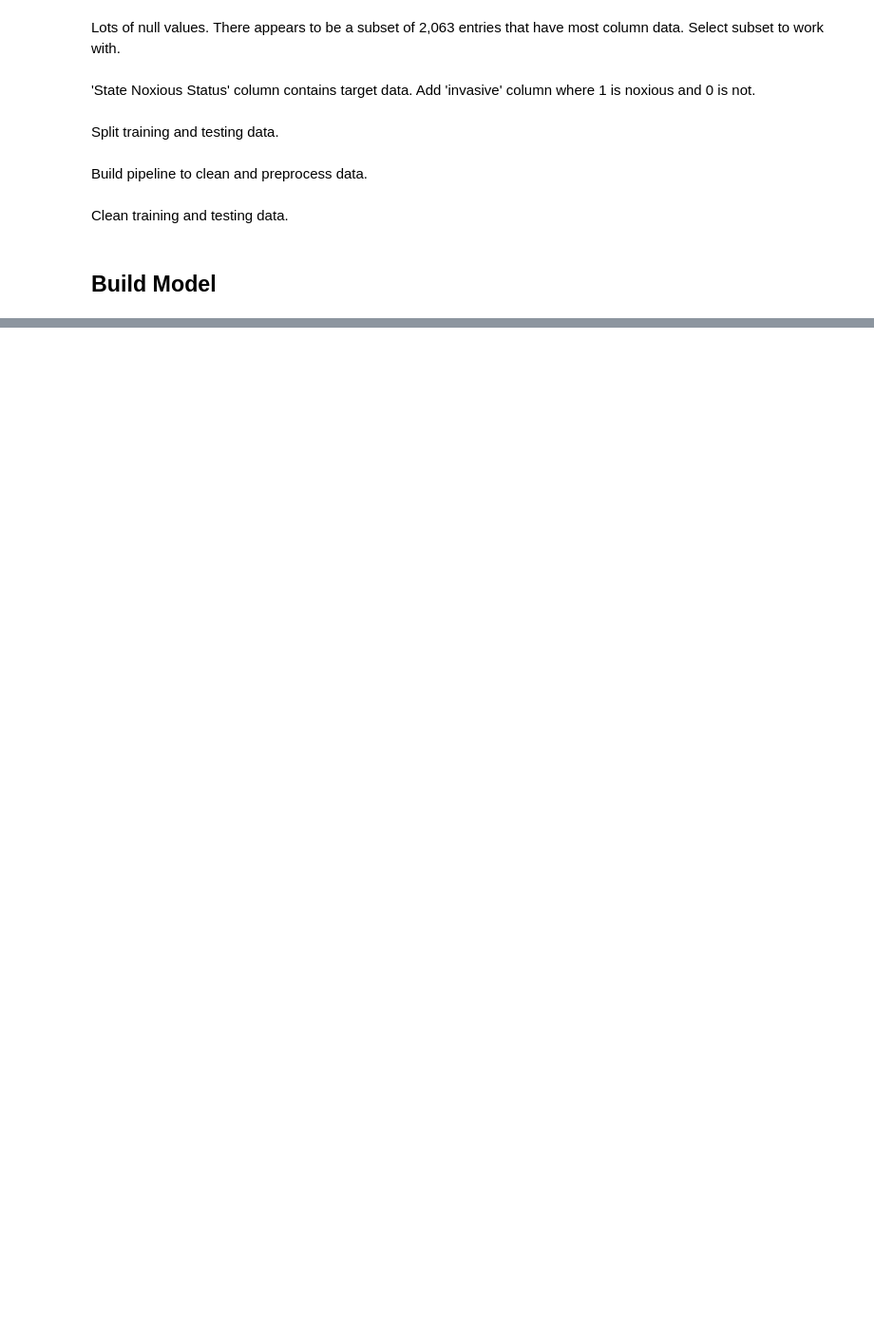
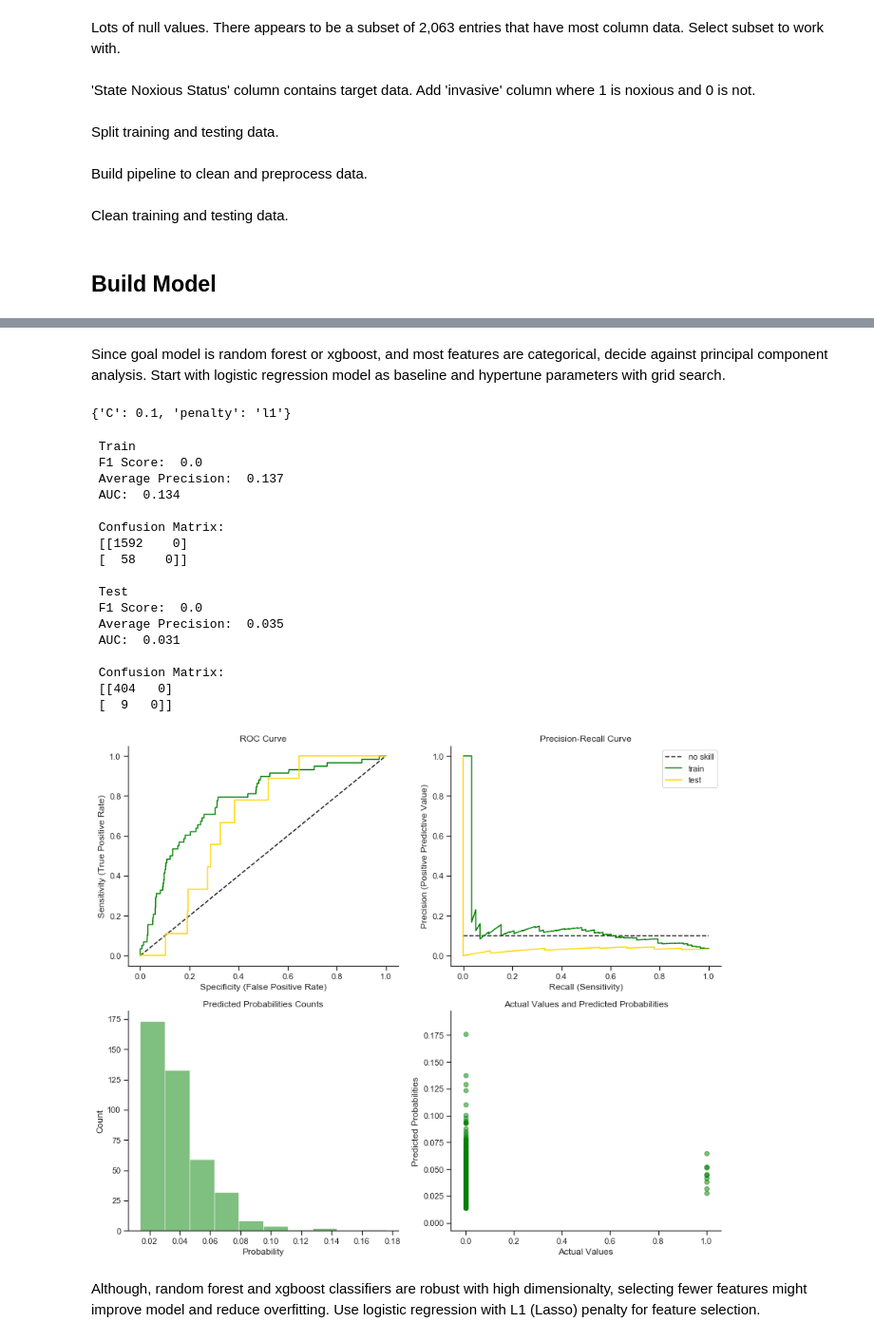
Before and after one commit to nkacoroski/dsc-3-final-project, a Jupyter notebook: student.ipynb, the cells around one changed output, grey strips where cells are left out. Shown at 95% size. Saved outputs shown, nothing was run; the diff lists cells and outputs as text; code cells hidden in the pictures; blank space fills up the shorter version.

```diff
--- a/student.ipynb
+++ b/student.ipynb
@@ -347,5 +230,0 @@ best_coef_x_train = X_train_copy[top_coefs]
-# %%
-lg2 = LogisticRegression(penalty='l2',
-                       solver='lbfgs',
-                       max_iter=1001)
-lg2.fit(best_coef_x_train, y_train)
@@ -361,5 +230,0 @@ plt.legend();
-# %%
-rfc2 = RandomForestClassifier(n_estimators=100,
-                             random_state=42,
-                             max_depth=2)
-rfc2.fit(best_coef_x_train, y_train)
@@ -375,6 +230,0 @@ plt.legend();
-# %%
-xgb = XGBClassifier(max_depth=2,
-                    scale_pos_weight=1,
-                    learning_rate=0.1)
-
-xgb.fit(best_coef_x_train, y_train)
@@ -391,0 +231,40 @@ h20 = H20
+# %% [markdown]
+Since goal model is random forest or xgboost, and most features are categorical, decide against principal component analysis.  Start with logistic regression model as baseline and hypertune parameters with grid search.
+# %%
+penalty = ['l1','l2']
+C = [0.1, 0.2, 0.3, 0.4, 0.5, 0.6, 0.7, 0.8, 0.9, 1.0]
+params = dict(C=C, penalty=penalty)
+grdsrc = GridSearchCV(LogisticRegression(solver='liblinear', random_state=42),
+                    param_grid=params,
+                    cv=5, verbose=0)
+grdsrc.fit(X_train_cdf, y_train)
+
+grdsrc.best_params_
+# %% [output]
+{'C': 0.1, 'penalty': 'l1'}
+# %%
+logreg = LogisticRegression(solver='liblinear', random_state=42,
+                            penalty='l1', C=0.1, max_iter=1000)
+
+print_metrics(logreg, X_train_cdf, X_test_cdf, y_train, y_test)
+# %% [output]
+ Train
+ F1 Score:  0.0
+ Average Precision:  0.137
+ AUC:  0.134
+
+ Confusion Matrix:
+ [[1592    0]
+ [  58    0]]
+
+ Test
+ F1 Score:  0.0
+ Average Precision:  0.035
+ AUC:  0.031
+
+ Confusion Matrix:
+ [[404   0]
+ [  9   0]]
+[figure, added]
+# %% [markdown]
+Although, random forest and xgboost classifiers are robust with high dimensionalty, selecting fewer features might improve model and reduce overfitting. Use logistic regression with L1 (Lasso) penalty for feature selection.
```
Also changed, not shown: parts of 42 cells of this notebook, 2 other files.
